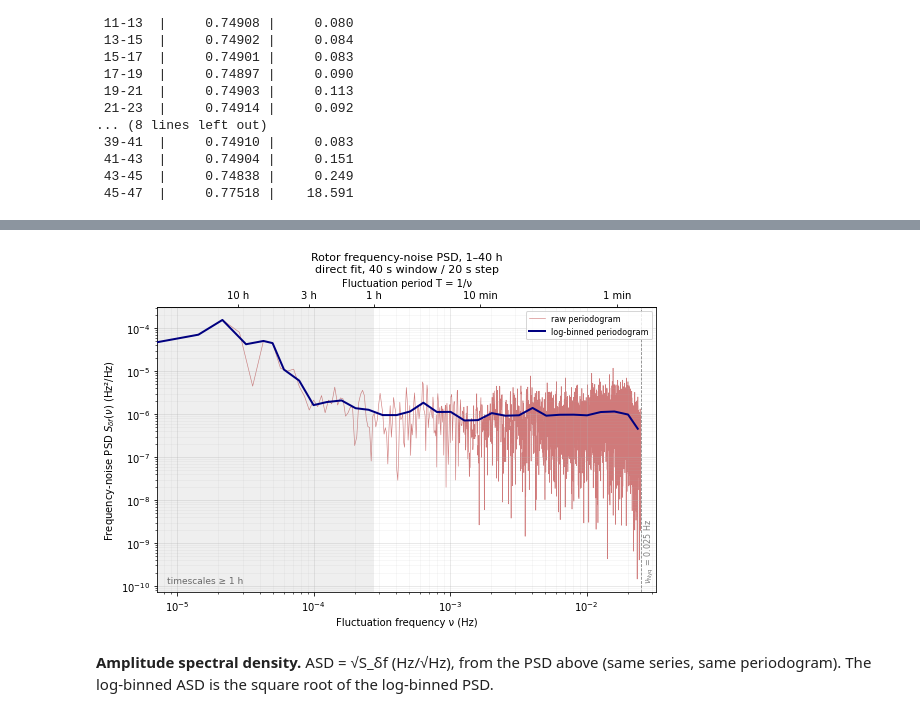
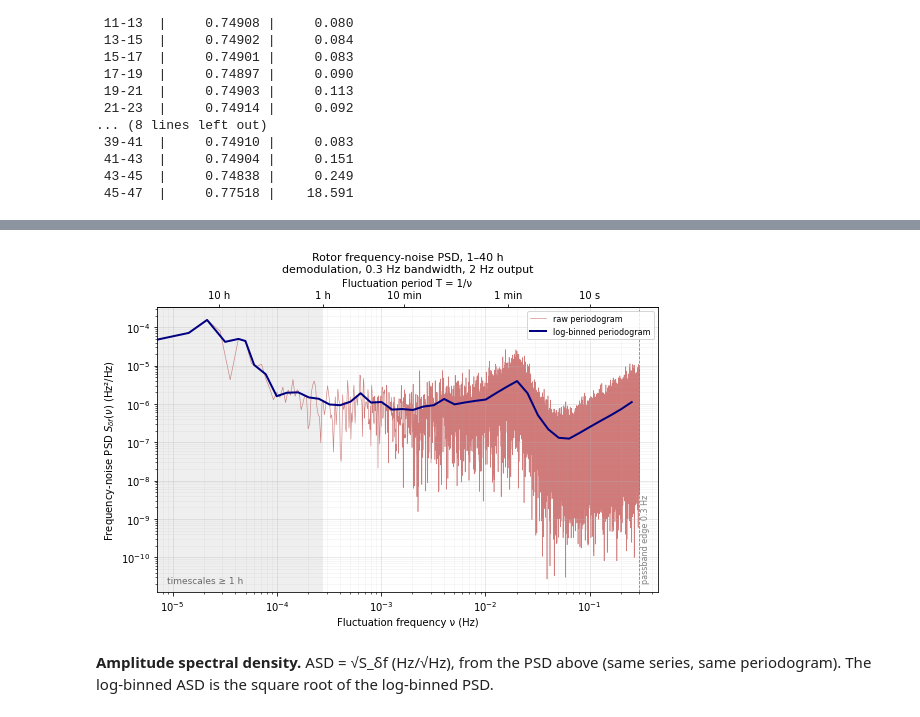
Before and after one commit to Moore-Lab/Decay-Sail, a Jupyter notebook: analysis/noise_budget_20260911_clean.ipynb, the cells around one changed output, grey strips where cells are left out. Saved outputs shown, nothing was run; the diff lists cells and outputs as text; code cells hidden in the pictures.

```diff
--- a/analysis/noise_budget_20260911_clean.ipynb
+++ b/analysis/noise_budget_20260911_clean.ipynb
@@ -15,8 +15,7 @@ fit, direct-fit window length: §1.3–§1.6) are in `noise_budget_20260911.ipyn
 # %%
 import os, numpy as np, h5py
 import matplotlib.pyplot as plt
-from scipy.signal import decimate, periodogram
-from scipy.optimize import minimize_scalar
+from scipy.signal import decimate, periodogram, welch, firwin, kaiserord, oaconvolve
 
 # ---------------- run-specific parameters: edit only this cell for another run ----------------
 DATA     = os.path.expanduser('~/Library/CloudStorage/Dropbox/Microspheres/TFINER/data')
@@ -30,7 +29,9 @@ DIVISOR  = 2                # rotor frequency = LES line / DIVISOR (two wings)
 BAND     = (0.85, 1.10)     # search band, as fractions of the current line estimate
 DECIM    = (8, 8)           # FIR decimation stages (1024 Hz -> 16 Hz)
 WIN_BASE, STEP_BASE = 150.0, 60.0   # base tracker, s (self-tracking; guides the primary)
-WIN_P,    STEP_P    = 40.0, 20.0    # primary estimator (direct fit), s -- current working window
+FC_LP, TW_LP, ATT_LP = 0.45, 0.30, 80   # demodulator low-pass: -6 dB cutoff (Hz), transition width (Hz), stopband (dB)
+DEC_OUT  = 8                # demodulator output decimation: 16 Hz -> 2 Hz
+WELCH_PI_H = 8.1            # h, Welch segment of the PI-convention ASD
 
 I_TOTAL  = 1.1e-11          # kg m^2, from the weighed 7 mg assembly (±10%)
 TAU_S    = 79.8*60          # s, mechanical spin-down time constant
@@ -208,36 +210,33 @@ def period_axis(ax, per):
     top.set_xticks([p for p, _ in per]); top.set_xticklabels([l for _, l in per])
     top.xaxis.set_minor_locator(plt.NullLocator()); top.set_xlabel('Fluctuation period T = 1/ν')
 
-def freq_direct(x, fsx, f_guess, df_bin):
-    """Continuous-frequency LS fit of c0 + c1 t + A cos 2πft + B sin 2πft (t centred, no taper);
-    f within ±1 FFT bin of f_guess."""
-    n = len(x); tt = (np.arange(n) - (n - 1)/2)/fsx
-    base = np.c_[np.ones(n), tt]
-    def cost(f):
-        M = np.c_[base, np.cos(2*np.pi*f*tt), np.sin(2*np.pi*f*tt)]
-        r = x - M @ np.linalg.lstsq(M, x, rcond=None)[0]
-        return r @ r
-    return minimize_scalar(cost, bounds=(f_guess - df_bin, f_guess + df_bin), method='bounded',
-                           options=dict(xatol=1e-9)).x
+def lp_taps(fc=FC_LP, tw=TW_LP, att=ATT_LP, fsx=None):
+    """Kaiser-window FIR low-pass, odd length (symmetric -> zero phase with mode='same')."""
+    fsx = fs_d if fsx is None else fsx
+    n, beta = kaiserord(att, tw/(fsx/2)); n |= 1
+    return firwin(n, fc, window=('kaiser', beta), fs=fsx)
 
-def track_direct(win, step, guide):
-    """Direct-fit tracker: band centred on guide=(T_g, F_g) (rotor Hz); the largest FFT bin in the band
-    (no interpolation) initialises the fit. Returns (T, f, snr), rotor Hz."""
-    nw_, sw_ = int(win*fs_d), int(step*fs_d)
-    rows_ = []
-    for i in range(0, len(y_d) - nw_, sw_):
-        tc = t_d[i] + win/2
-        trk = np.interp(tc, *guide)*DIVISOR
-        seg = y_d[i:i+nw_]
-        fraw, _, snr = peak_in_band(seg, fs_d, max(trk*BAND[0], 0.02), trk*BAND[1])
-        if np.isnan(fraw): continue
-        rows_.append((tc, freq_direct(seg, fs_d, fraw, fs_d/nw_)/DIVISOR, snr))
-    return map(np.array, zip(*rows_))
+def demod(y, t, f_ref, taps, dec=DEC_OUT):
+    """Lock-in at f_ref. Returns (t_out, theta, f_line, amplitude) at fs/dec: theta = unwrapped phase of y
+    relative to the reference (rad), f_line = f_ref + (1/2π) dθ/dt (Hz), amplitude = 2|z|. One filter
+    length dropped at each edge."""
+    z = y*np.exp(-2j*np.pi*f_ref*(t - t[0]))        # shift the line from f_ref to ~0 Hz
+    zf = oaconvolve(z, taps, mode='same')           # remove the 2 f_ref image and the other harmonics
+    k = len(taps)
+    zf, tt = zf[k:-k:dec], t[k:-k:dec]
+    th = np.unwrap(np.angle(zf))
+    return tt, th, f_ref + np.gradient(th, tt)/(2*np.pi), 2*np.abs(zf)
 
-T_pr, F_pr, SNR_pr = track_direct(WIN_P, STEP_P, guide=(T, FR))
-m_pr = ((T_pr - T_REF)/3600 >= WIN_H[0]) & ((T_pr - T_REF)/3600 <= WIN_H[1])
-t_p, f_p = T_pr[m_pr], F_pr[m_pr]
-assert abs(f_p.mean() - FR[mref].mean()) < 1e-3, 'primary track is not on the same line as the base track'
+TAPS = lp_taps()
+NU_EDGE = FC_LP - TW_LP/2                               # passband edge (Hz)
+F_REF = DIVISOR*FR[mref].mean()                         # reference: base-track mean (an offset only shifts the mean phase slope)
+pad = 2*len(TAPS)/fs_d
+m_in = (t_d >= T_REF + WIN_H[0]*3600 - pad) & (t_d <= T_REF + WIN_H[1]*3600 + pad)
+tt_, th_, fl_, amp_ = demod(y_d[m_in], t_d[m_in], F_REF, TAPS)
+keep = ((tt_ - T_REF)/3600 >= WIN_H[0]) & ((tt_ - T_REF)/3600 <= WIN_H[1])
+t_p, th_p, f_p, amp_p = tt_[keep], th_[keep], fl_[keep]/DIVISOR, amp_[keep]
+dth = np.diff(th_p)
+assert np.abs(dth).max() < np.pi/2, 'possible cycle slip: phase step > π/2 between output samples'
 dt_p = np.diff(t_p)
 assert np.allclose(dt_p, dt_p[0]), 'uneven cadence'
 fs_p = 1/np.median(dt_p)
@@ -248,27 +247,30 @@ nu_lb, S_lb, n_lb = log_bin(nu_p, S_df)
 T_rec = len(delta_f)/fs_p
 
 print(f'mean rotor frequency f0 ({WIN_H[0]}-{WIN_H[1]} h) = {f0:.6f} Hz')
-print(f'std of delta_f                        = {delta_f.std():.3e} Hz = {delta_f.std()*1e3:.4f} mHz')
-print(f'estimator                             = direct fit, {WIN_P:.0f} s window, {STEP_P:.0f} s step, median SNR {np.median(SNR_pr[m_pr]):.0f}')
-print(f'total duration                        = {len(delta_f)} estimates x {1/fs_p:.0f} s = {T_rec/3600:.2f} h')
+print(f'std of delta_f                        = {delta_f.std():.3e} Hz = {delta_f.std()*1e3:.4f} mHz (over the 0.3 Hz bandwidth)')
+print(f'estimator                             = demodulation at f_ref = {F_REF:.6f} Hz; low-pass {len(TAPS)} taps, '
+      f'passband to {NU_EDGE:.2f} Hz; output {fs_p:g} Hz')
+print(f'phase continuity                      = max step {np.abs(dth).max():.3f} rad (no cycle slips); '
+      f'line amplitude {amp_p.min():.0f}-{amp_p.max():.0f} counts (median {np.median(amp_p):.0f})')
+print(f'total duration                        = {len(delta_f)} samples x {1/fs_p:.1f} s = {T_rec/3600:.2f} h')
 print(f'Fourier resolution 1/T                = {1/T_rec:.3e} Hz')
-print(f'Nyquist frequency                     = {fs_p/2:.3e} Hz  (period {2/fs_p:.0f} s)')
 
+vm = nu_p <= NU_EDGE
 fig, ax = plt.subplots(figsize=(8, 5.5))
-ax.loglog(nu_p[1:], S_df[1:], color='firebrick', lw=0.6, alpha=0.6, zorder=1, label='raw periodogram')
-ax.loglog(nu_lb, S_lb, color='navy', lw=2.0, zorder=3, label='log-binned periodogram')
-ax.axvline(fs_p/2, color='gray', lw=0.8, ls='--')
-ax.text(fs_p/2*1.04, 0.03, f'$\\nu_{{\\rm Nyq}}$ = {fs_p/2:.3f} Hz', transform=ax.get_xaxis_transform(),
+ax.loglog(nu_p[1:][vm[1:]], S_df[1:][vm[1:]], color='firebrick', lw=0.6, alpha=0.6, zorder=1, label='raw periodogram')
+ax.loglog(nu_lb[nu_lb <= NU_EDGE], S_lb[nu_lb <= NU_EDGE], color='navy', lw=2.0, zorder=3, label='log-binned periodogram')
+ax.axvline(NU_EDGE, color='gray', lw=0.8, ls='--')
+ax.text(NU_EDGE*1.04, 0.03, f'passband edge {NU_EDGE:.1f} Hz', transform=ax.get_xaxis_transform(),
         rotation=90, va='bottom', fontsize=8, color='gray')
-ax.set_xlim(nu_p[1], fs_p/2*1.3)
+ax.set_xlim(nu_p[1], NU_EDGE*1.5)
 ax.axvspan(nu_p[1], 1/3600, color='gray', alpha=0.12, lw=0)
 ax.text(0.02, 0.03, 'timescales ≥ 1 h', transform=ax.transAxes, fontsize=9, color='dimgray')
 ax.set_xlabel('Fluctuation frequency ν (Hz)')
 ax.set_ylabel('Frequency-noise PSD $S_{\\delta f}(\\nu)$ (Hz²/Hz)')
-ax.set_title(f'Rotor frequency-noise PSD, {WIN_H[0]}–{WIN_H[1]} h\ndirect fit, {WIN_P:.0f} s window / {STEP_P:.0f} s step', fontsize=11)
+ax.set_title(f'Rotor frequency-noise PSD, {WIN_H[0]}–{WIN_H[1]} h\ndemodulation, {NU_EDGE:.1f} Hz bandwidth, {fs_p:g} Hz output', fontsize=11)
 ax.grid(which='major', alpha=0.35); ax.grid(which='minor', alpha=0.12)
 ax.legend(fontsize=8, loc='upper right')
-period_axis(ax, [(60, '1 min'), (600, '10 min'), (3600, '1 h'), (3*3600, '3 h'), (10*3600, '10 h')])
+period_axis(ax, [(10, '10 s'), (60, '1 min'), (600, '10 min'), (3600, '1 h'), (10*3600, '10 h')])
 plt.tight_layout(); plt.show()
 # %% [output]
 mean rotor frequency f0 (1-40 h) = 0.748876 Hz
@@ -280,4 +282,4 @@ Nyquist frequency                     = 2.500e-02 Hz  (period 40 s)
-[figure, old version]
+[figure, new version]
 # %% [markdown]
 **Amplitude spectral density.** ASD = √S_δf (Hz/√Hz), from the PSD above (same series, same periodogram).
 The log-binned ASD is the square root of the log-binned PSD.
```
Also changed, not shown: parts of 15 cells of this notebook.
